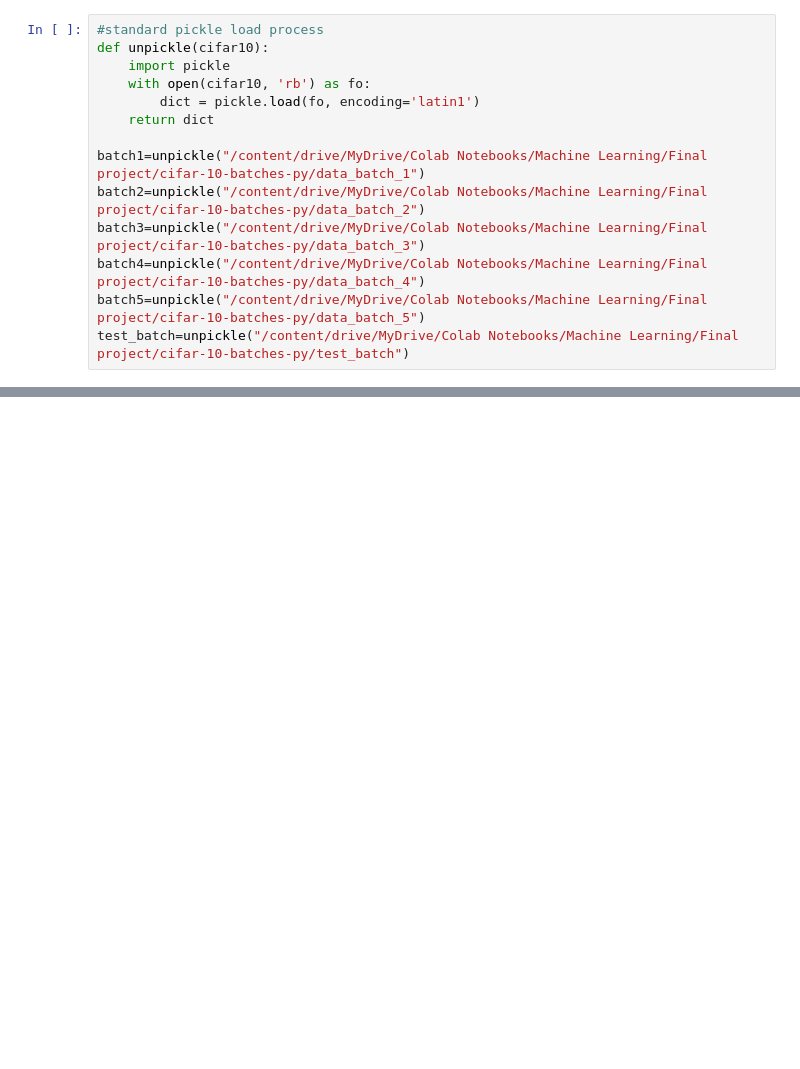
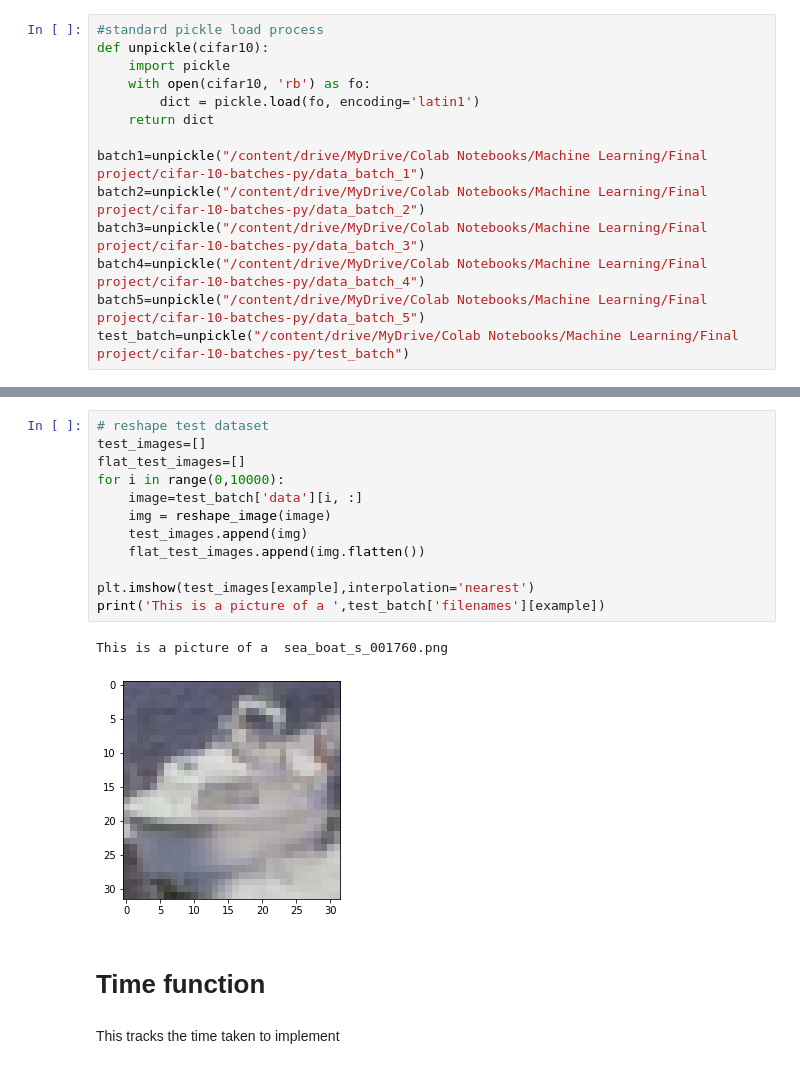
Before and after one commit to EmilyCY/CIFAR10-Image-Classification, a Jupyter notebook: Simple_2_SVM.ipynb, the cells around one changed output, grey strips where cells are left out. Saved outputs shown, nothing was run; the diff lists cells and outputs as text; blank space fills up the shorter version.

```diff
--- a/Simple_2_SVM.ipynb
+++ b/Simple_2_SVM.ipynb
@@ -95,0 +94,19 @@ KeyError: ignored
+# %%
+# reshape test dataset
+test_images=[]
+flat_test_images=[]
+for i in range(0,10000):
+    image=test_batch['data'][i, :]
+    img = reshape_image(image)
+    test_images.append(img)
+    flat_test_images.append(img.flatten())
+
+plt.imshow(test_images[example],interpolation='nearest')
+print('This is a picture of a ',test_batch['filenames'][example])
+# %% [output]
+This is a picture of a  sea_boat_s_001760.png
+[figure, added]
+# %% [markdown]
+# Time function
+# %% [markdown]
+This tracks the time taken to implement
```
Also changed, not shown: parts of 74 cells of this notebook.
